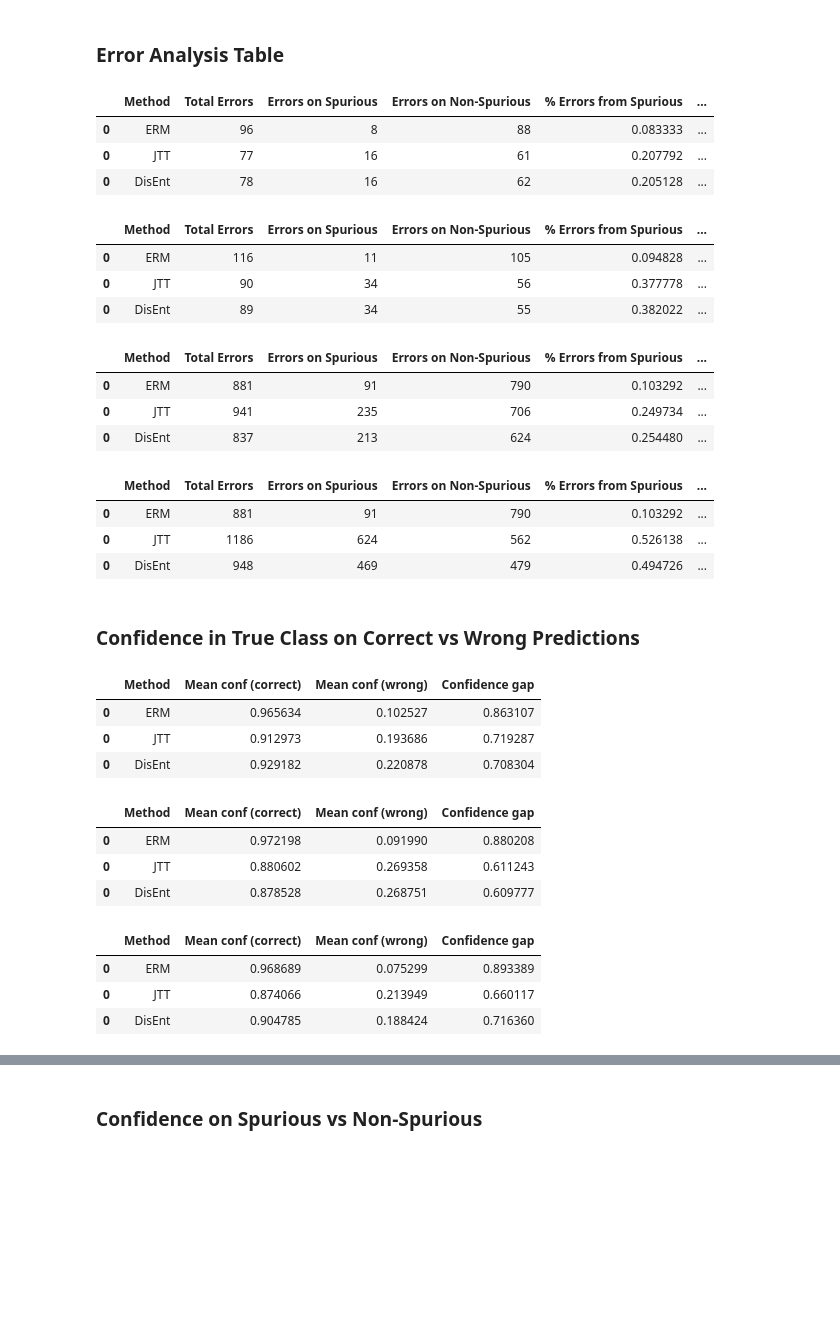
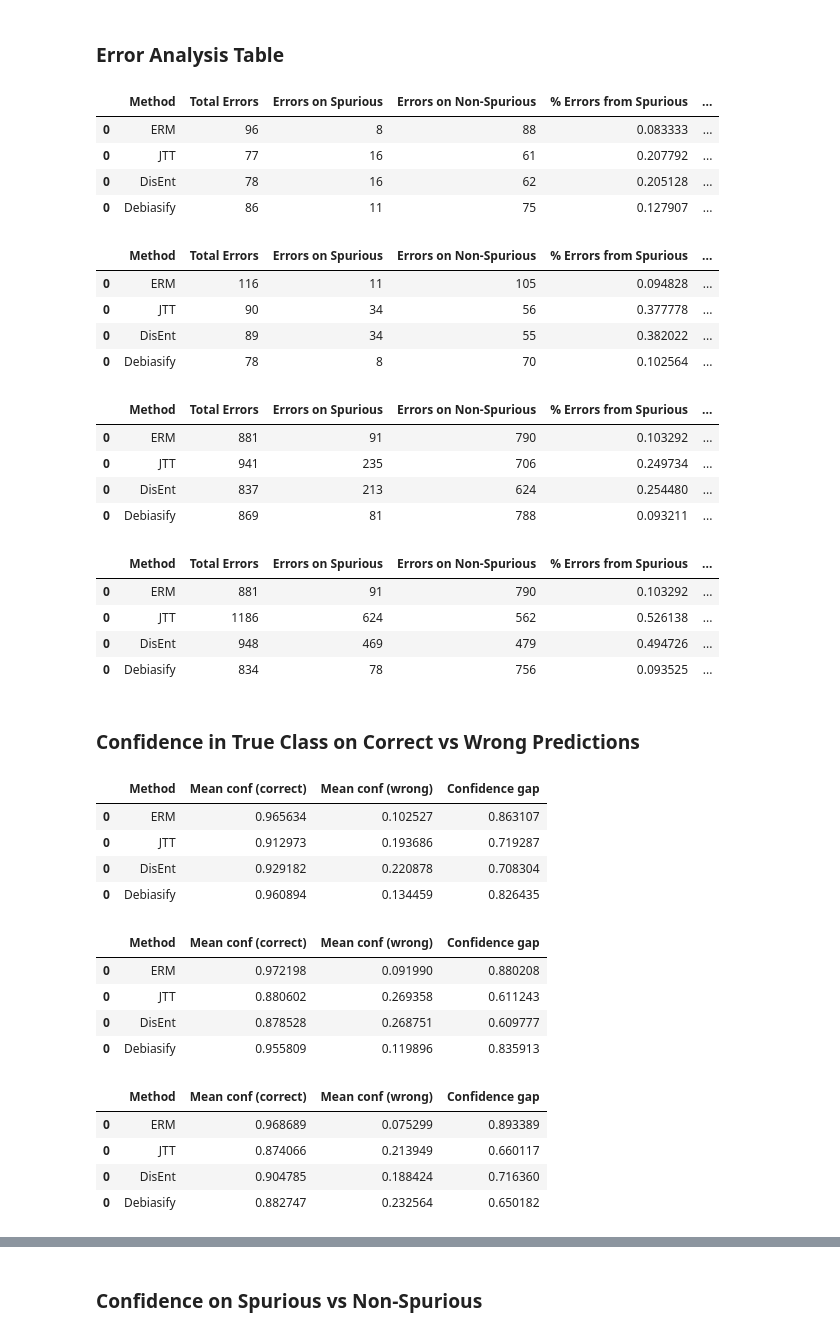
Before and after one commit to ulkaraslanovaa/comparative-bias-mitigation-public, a Jupyter notebook: evaluation/analysis.ipynb, the cells around one changed output, grey strips where cells are left out. Cells and saved outputs as stored; diff of their text form; code cells hidden in the pictures; blank space fills up the shorter version.

```diff
--- a/evaluation/analysis.ipynb
+++ b/evaluation/analysis.ipynb
@@ -300,67 +310,78 @@ def table_error_attribution(df, method_name, dataset_name):
     cfg = DATASET_CONFIG[dataset_name]
 
     df = df.copy()
     df["spurious"] = df.apply(lambda row: is_spurious(cfg, row), axis=1)
 
     total_errors = (df.correct == 0).sum()
     errors_spurious = ((df.correct == 0) & (df.spurious)).sum()
     errors_non_spurious = ((df.correct == 0) & (~df.spurious)).sum()
 
     rows = [{
         "Method": method_name,
         "Total Errors": total_errors,
         "Errors on Spurious": errors_spurious,
         "Errors on Non-Spurious": errors_non_spurious,
         "% Errors from Spurious": errors_spurious / total_errors if total_errors > 0 else 0.0,
         "% Errors from Non-Spurious": errors_non_spurious / total_errors if total_errors > 0 else 0.0,
     }]
 
     return pd.DataFrame(rows)
 
-
+# Waterbirds average error attribution
 pd.concat([
     table_error_attribution(df_erm, "ERM", "waterbirds"),
     table_error_attribution(df_jtt, "JTT", "waterbirds"),
     table_error_attribution(df_disent, "DisEnt", "waterbirds"),
+    table_error_attribution(df_debiasify, "Debiasify", "waterbirds"),
 ])
 # %% [output]
 |  | Method | Total Errors | Errors on Spurious | Errors on Non-Spurious | % Errors from Spurious | ... |
 | 0 | ERM | 96 | 8 | 88 | 0.083333 | ... |
 | 0 | JTT | 77 | 16 | 61 | 0.207792 | ... |
 | 0 | DisEnt | 78 | 16 | 62 | 0.205128 | ... |
+| 0 | Debiasify | 86 | 11 | 75 | 0.127907 | ... |
 # %%
+# Waterbirds worst group error attribution
 pd.concat([
     table_error_attribution(df_erm_worst, "ERM", "waterbirds"),
     table_error_attribution(df_jtt_worst, "JTT", "waterbirds"),
     table_error_attribution(df_disent_worst, "DisEnt", "waterbirds"),
+    table_error_attribution(df_debiasify_worst, "Debiasify", "waterbirds"),
 ])
 # %% [output]
 |  | Method | Total Errors | Errors on Spurious | Errors on Non-Spurious | % Errors from Spurious | ... |
 | 0 | ERM | 116 | 11 | 105 | 0.094828 | ... |
 | 0 | JTT | 90 | 34 | 56 | 0.377778 | ... |
 | 0 | DisEnt | 89 | 34 | 55 | 0.382022 | ... |
+| 0 | Debiasify | 78 | 8 | 70 | 0.102564 | ... |
 # %%
+# FairFace average error attribution
 pd.concat([
     table_error_attribution(df_erm_ff, "ERM", "fairface"),
     table_error_attribution(df_jtt_ff, "JTT", "fairface"),
     table_error_attribution(df_disent_ff, "DisEnt", "fairface"),
+    table_error_attribution(df_debiasify_ff, "Debiasify", "fairface"),
 ])
 # %% [output]
 |  | Method | Total Errors | Errors on Spurious | Errors on Non-Spurious | % Errors from Spurious | ... |
 | 0 | ERM | 881 | 91 | 790 | 0.103292 | ... |
 | 0 | JTT | 941 | 235 | 706 | 0.249734 | ... |
 | 0 | DisEnt | 837 | 213 | 624 | 0.254480 | ... |
+| 0 | Debiasify | 869 | 81 | 788 | 0.093211 | ... |
 # %%
+# FairFace worst group error attribution
 pd.concat([
     table_error_attribution(df_erm_ff_worst, "ERM", "fairface"),
     table_error_attribution(df_jtt_ff_worst, "JTT", "fairface"),
     table_error_attribution(df_disent_ff_worst, "DisEnt", "fairface"),
+    table_error_attribution(df_debiasify_ff_worst, "Debiasify", "fairface"),
 ])
 # %% [output]
 |  | Method | Total Errors | Errors on Spurious | Errors on Non-Spurious | % Errors from Spurious | ... |
 | 0 | ERM | 881 | 91 | 790 | 0.103292 | ... |
 | 0 | JTT | 1186 | 624 | 562 | 0.526138 | ... |
 | 0 | DisEnt | 948 | 469 | 479 | 0.494726 | ... |
+| 0 | Debiasify | 834 | 78 | 756 | 0.093525 | ... |
 # %% [markdown]
 ### Confidence in True Class on Correct vs Wrong Predictions
 # %%
@@ -378,36 +399,45 @@ def table_confidence_correct_wrong(df, method_name, dataset_name):
 
     return pd.DataFrame(rows)
 
+# Waterbirds average confidence for correct vs wrong predictions
 pd.concat([
     table_confidence_correct_wrong(df_erm, "ERM", "waterbirds"),
     table_confidence_correct_wrong(df_jtt, "JTT", "waterbirds"),
     table_confidence_correct_wrong(df_disent, "DisEnt", "waterbirds"),
+    table_confidence_correct_wrong(df_debiasify, "Debiasify", "waterbirds"),
 ])
 # %% [output]
 |  | Method | Mean conf (correct) | Mean conf (wrong) | Confidence gap |
 | 0 | ERM | 0.965634 | 0.102527 | 0.863107 |
 | 0 | JTT | 0.912973 | 0.193686 | 0.719287 |
 | 0 | DisEnt | 0.929182 | 0.220878 | 0.708304 |
+| 0 | Debiasify | 0.960894 | 0.134459 | 0.826435 |
 # %%
+# Waterbirds worst group confidence for correct vs wrong predictions
 pd.concat([
     table_confidence_correct_wrong(df_erm_worst, "ERM", "waterbirds"),
     table_confidence_correct_wrong(df_jtt_worst, "JTT", "waterbirds"),
     table_confidence_correct_wrong(df_disent_worst, "DisEnt", "waterbirds"),
+    table_confidence_correct_wrong(df_debiasify_worst, "Debiasify", "waterbirds"),
 ])
 # %% [output]
 |  | Method | Mean conf (correct) | Mean conf (wrong) | Confidence gap |
 | 0 | ERM | 0.972198 | 0.091990 | 0.880208 |
 | 0 | JTT | 0.880602 | 0.269358 | 0.611243 |
 | 0 | DisEnt | 0.878528 | 0.268751 | 0.609777 |
+| 0 | Debiasify | 0.955809 | 0.119896 | 0.835913 |
 # %%
+# FairFace average confidence for correct vs wrong predictions
 pd.concat([
     table_confidence_correct_wrong(df_erm_ff, "ERM", "fairface"),
     table_confidence_correct_wrong(df_jtt_ff, "JTT", "fairface"),
     table_confidence_correct_wrong(df_disent_ff, "DisEnt", "fairface"),
+    table_confidence_correct_wrong(df_debiasify_ff, "Debiasify", "fairface"),
 ])
 # %% [output]
 |  | Method | Mean conf (correct) | Mean conf (wrong) | Confidence gap |
 | 0 | ERM | 0.968689 | 0.075299 | 0.893389 |
 | 0 | JTT | 0.874066 | 0.213949 | 0.660117 |
 | 0 | DisEnt | 0.904785 | 0.188424 | 0.716360 |
+| 0 | Debiasify | 0.882747 | 0.232564 | 0.650182 |
 # %%
```
Also changed, not shown: parts of 27 cells of this notebook, 5 other files.
